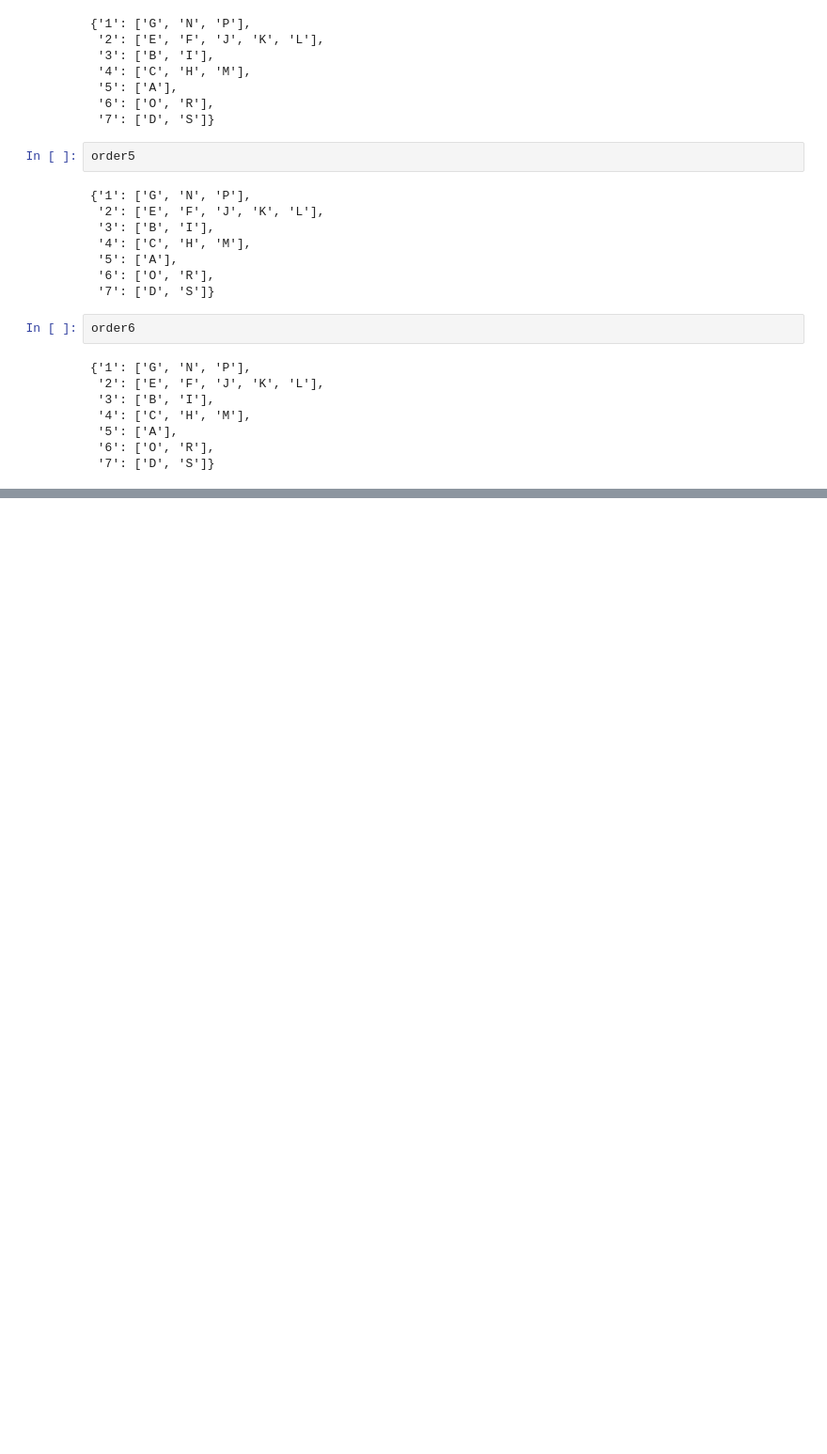
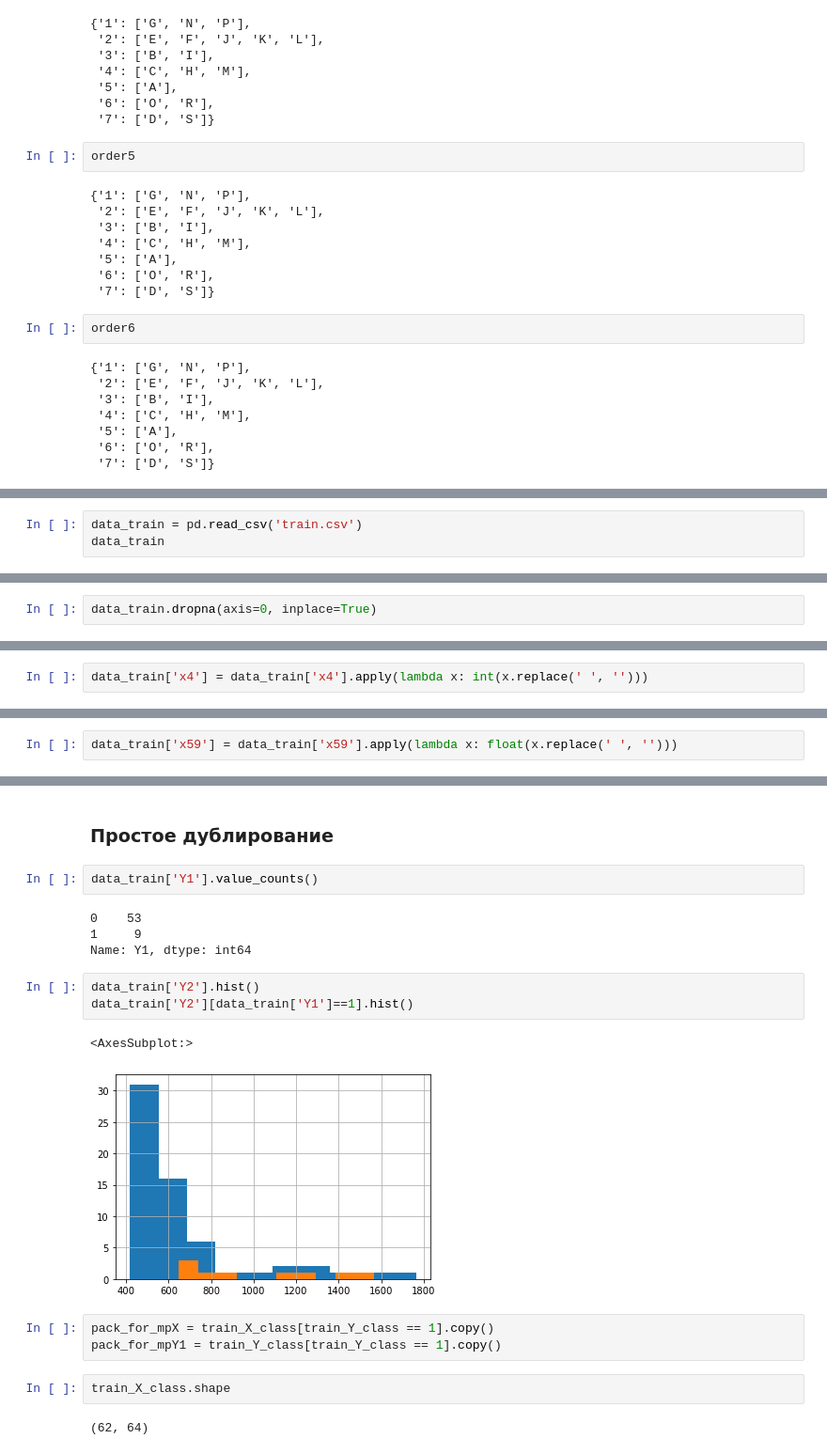
Before and after one commit to Chpel/Study_3, a Jupyter notebook: Самоста/ЯП_матмод.ipynb, the cells around one changed output, grey strips where cells are left out. Shown at 94% size. Drawn from its saved outputs; the diff is of its cells as text; blank space fills up the shorter version.

```diff
--- a/Самоста/ЯП_матмод.ipynb
+++ b/Самоста/ЯП_матмод.ipynb
@@ -315,0 +318,3 @@ order6
+# %%
+data_train = pd.read_csv('train.csv')
+data_train
@@ -315,0 +372,2 @@ order6
+# %%
+data_train.dropna(axis=0, inplace=True)
@@ -315,0 +402,2 @@ order6
+# %%
+data_train['x4'] = data_train['x4'].apply(lambda x: int(x.replace(' ', '')))
@@ -315,0 +418,2 @@ order6
+# %%
+data_train['x59'] = data_train['x59'].apply(lambda x: float(x.replace(' ', '')))
@@ -315,0 +465,21 @@ order6
+# %% [markdown]
+### Простое дублирование
+# %%
+data_train['Y1'].value_counts()
+# %% [output]
+0    53
+1     9
+Name: Y1, dtype: int64
+# %%
+data_train['Y2'].hist()
+data_train['Y2'][data_train['Y1']==1].hist()
+# %% [output]
+<AxesSubplot:>
+[figure, added]
+# %%
+pack_for_mpX = train_X_class[train_Y_class == 1].copy()
+pack_for_mpY1 = train_Y_class[train_Y_class == 1].copy()
+# %%
+train_X_class.shape
+# %% [output]
+(62, 64)
```
Also changed, not shown: parts of 51 cells of this notebook, 1 other file.
